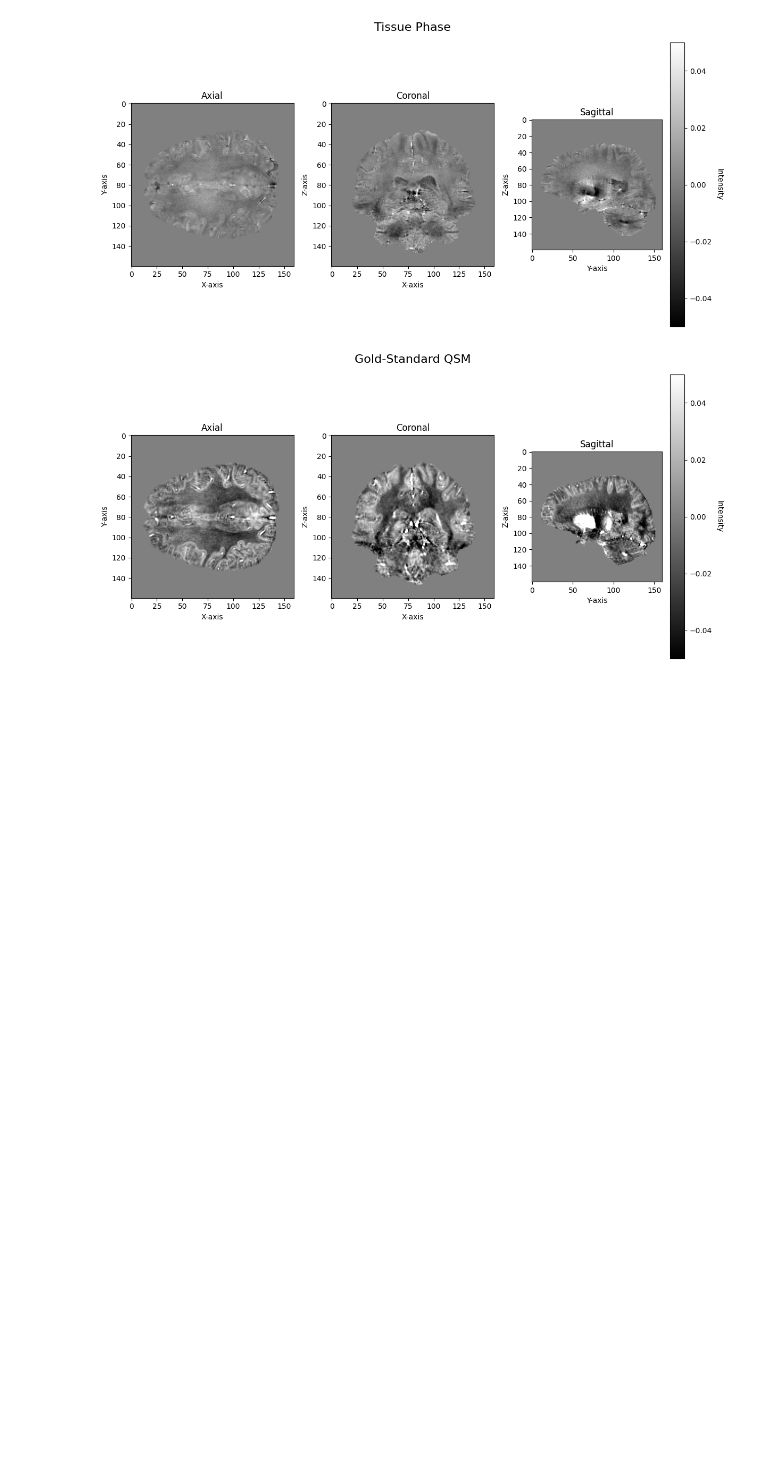
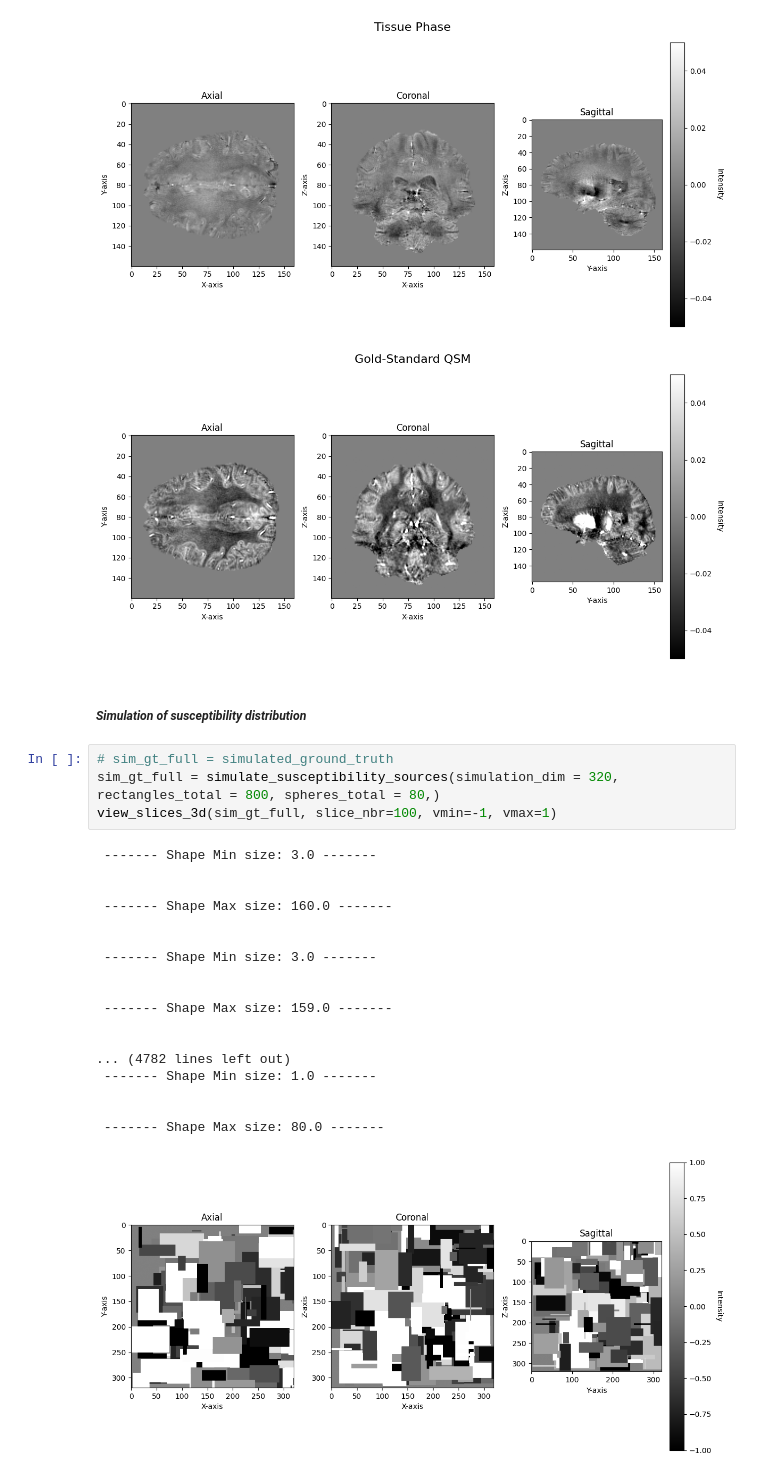
Before and after one commit to EjbejaranosAI/AI_trends_2023, a Jupyter notebook: MBM_AI_for__analysis_of_brain_image_data.ipynb, the cells around one changed output. Drawn from its saved outputs; the diff is of its cells as text; blank space fills up the shorter version.

```diff
--- a/MBM_AI_for__analysis_of_brain_image_data.ipynb
+++ b/MBM_AI_for__analysis_of_brain_image_data.ipynb
@@ -115,3 +234,28 @@ view_slices_3d(gold_standard_qsm, slice_nbr=100, vmin=-0.05, vmax=0.05, title='G
   gold_standard_qsm = nib.load('/content/20170327_qsm2016_recon_challenge/data/chi_33.nii.gz').get_data()
 [figure]
 [figure]
+# %% [markdown]
+##### *Simulation of susceptibility distribution*
+# %%
+# sim_gt_full = simulated_ground_truth
+sim_gt_full = simulate_susceptibility_sources(simulation_dim = 320, rectangles_total = 800, spheres_total = 80,)
+view_slices_3d(sim_gt_full, slice_nbr=100, vmin=-1, vmax=1)
+# %% [output]
+ ------- Shape Min size: 3.0 -------
+
+
+ ------- Shape Max size: 160.0 -------
+
+
+ ------- Shape Min size: 3.0 -------
+
+
+ ------- Shape Max size: 159.0 -------
+
+
+... (4782 lines left out)
+ ------- Shape Min size: 1.0 -------
+
+
+ ------- Shape Max size: 80.0 -------
+[figure, added]
```
Also changed, not shown: parts of 7 cells of this notebook.
